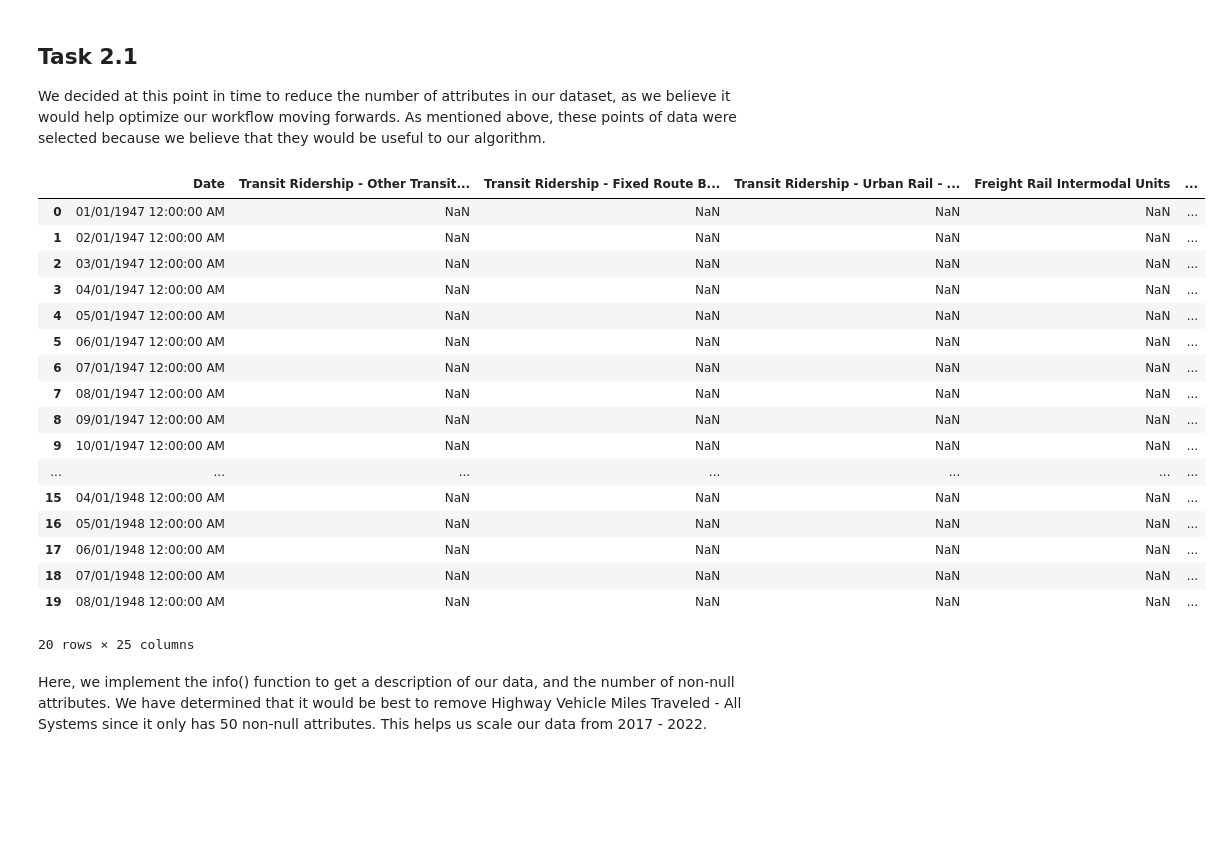
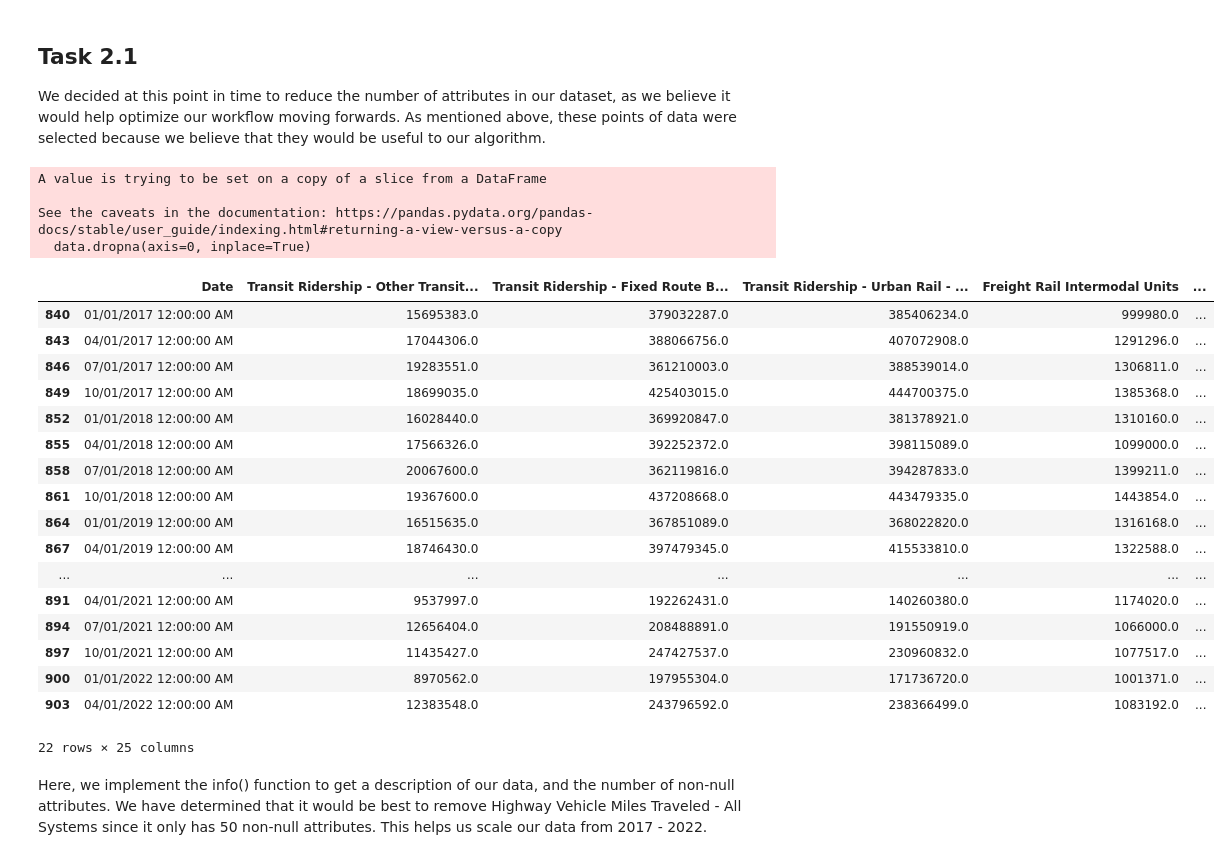
Before and after one commit to HenryCROSS/eecs3401_final_project, a Jupyter notebook: code.ipynb, the cells around one changed output. Drawn from its saved outputs; the diff is of its cells as text; code cells hidden in the pictures; blank space fills up the shorter version.

Commit message:
Attempt to remove data

```diff
--- a/code.ipynb
+++ b/code.ipynb
@@ -88,28 +88,33 @@ tokeep = ["Date", "Transit Ridership - Other Transit Modes - Adjusted", "Transit
           "Passenger Rail Passengers", "Transportation Services Index - Freight", "Transportation Services Index - Passenger", "Real Gross Domestic Product - Seasonally Adjusted", "U.S.-Canada Incoming Person Crossings", "U.S.-Canada Incoming Truck Crossings", "U.S.-Mexico Incoming Person Crossings",
           "U.S.-Mexico Incoming Truck Crossings", "U.S. Airline Traffic - Domestic - Non Seasonally Adjusted", "U.S. Airline Traffic - Total - Non Seasonally Adjusted", "U.S. Airline Traffic - International - Non Seasonally Adjusted", "Transborder - Total North American Freight", "Transborder - U.S. - Mexico Freight","Transborder - U.S. - Canada Freight"]
 data = data[tokeep]
-# data.dropna(axis=0, inplace=True)
+data.dropna(axis=0, inplace=True)
+# %% [output]
+A value is trying to be set on a copy of a slice from a DataFrame
+
+See the caveats in the documentation: https://pandas.pydata.org/pandas-docs/stable/user_guide/indexing.html#returning-a-view-versus-a-copy
+  data.dropna(axis=0, inplace=True)
 # %%
-data.head(20)
+data
 # %% [output]
 |  | Date | Transit Ridership - Other Transit... | Transit Ridership - Fixed Route B... | Transit Ridership - Urban Rail - ... | Freight Rail Intermodal Units | ... |
-| 0 | 01/01/1947 12:00:00 AM | NaN | NaN | NaN | NaN | ... |
-| 1 | 02/01/1947 12:00:00 AM | NaN | NaN | NaN | NaN | ... |
-| 2 | 03/01/1947 12:00:00 AM | NaN | NaN | NaN | NaN | ... |
-| 3 | 04/01/1947 12:00:00 AM | NaN | NaN | NaN | NaN | ... |
-| 4 | 05/01/1947 12:00:00 AM | NaN | NaN | NaN | NaN | ... |
-| 5 | 06/01/1947 12:00:00 AM | NaN | NaN | NaN | NaN | ... |
-| 6 | 07/01/1947 12:00:00 AM | NaN | NaN | NaN | NaN | ... |
-| 7 | 08/01/1947 12:00:00 AM | NaN | NaN | NaN | NaN | ... |
-| 8 | 09/01/1947 12:00:00 AM | NaN | NaN | NaN | NaN | ... |
-| 9 | 10/01/1947 12:00:00 AM | NaN | NaN | NaN | NaN | ... |
+| 840 | 01/01/2017 12:00:00 AM | 15695383.0 | 379032287.0 | 385406234.0 | 999980.0 | ... |
+| 843 | 04/01/2017 12:00:00 AM | 17044306.0 | 388066756.0 | 407072908.0 | 1291296.0 | ... |
+| 846 | 07/01/2017 12:00:00 AM | 19283551.0 | 361210003.0 | 388539014.0 | 1306811.0 | ... |
+| 849 | 10/01/2017 12:00:00 AM | 18699035.0 | 425403015.0 | 444700375.0 | 1385368.0 | ... |
+| 852 | 01/01/2018 12:00:00 AM | 16028440.0 | 369920847.0 | 381378921.0 | 1310160.0 | ... |
+| 855 | 04/01/2018 12:00:00 AM | 17566326.0 | 392252372.0 | 398115089.0 | 1099000.0 | ... |
+| 858 | 07/01/2018 12:00:00 AM | 20067600.0 | 362119816.0 | 394287833.0 | 1399211.0 | ... |
+| 861 | 10/01/2018 12:00:00 AM | 19367600.0 | 437208668.0 | 443479335.0 | 1443854.0 | ... |
+| 864 | 01/01/2019 12:00:00 AM | 16515635.0 | 367851089.0 | 368022820.0 | 1316168.0 | ... |
+| 867 | 04/01/2019 12:00:00 AM | 18746430.0 | 397479345.0 | 415533810.0 | 1322588.0 | ... |
 | ... | ... | ... | ... | ... | ... | ... |
-| 15 | 04/01/1948 12:00:00 AM | NaN | NaN | NaN | NaN | ... |
-| 16 | 05/01/1948 12:00:00 AM | NaN | NaN | NaN | NaN | ... |
-| 17 | 06/01/1948 12:00:00 AM | NaN | NaN | NaN | NaN | ... |
-| 18 | 07/01/1948 12:00:00 AM | NaN | NaN | NaN | NaN | ... |
-| 19 | 08/01/1948 12:00:00 AM | NaN | NaN | NaN | NaN | ... |
+| 891 | 04/01/2021 12:00:00 AM | 9537997.0 | 192262431.0 | 140260380.0 | 1174020.0 | ... |
+| 894 | 07/01/2021 12:00:00 AM | 12656404.0 | 208488891.0 | 191550919.0 | 1066000.0 | ... |
+| 897 | 10/01/2021 12:00:00 AM | 11435427.0 | 247427537.0 | 230960832.0 | 1077517.0 | ... |
+| 900 | 01/01/2022 12:00:00 AM | 8970562.0 | 197955304.0 | 171736720.0 | 1001371.0 | ... |
+| 903 | 04/01/2022 12:00:00 AM | 12383548.0 | 243796592.0 | 238366499.0 | 1083192.0 | ... |
-20 rows × 25 columns
+22 rows × 25 columns
 # %% [markdown]
 Here, we implement the info() function to get a description of our data, and the number of non-null attributes. We have determined that it would be best to remove Highway Vehicle Miles Traveled - All Systems since it only has 50 non-null attributes. This helps us scale our data from 2017 - 2022.
 # %%
```
Also changed, not shown: parts of 12 cells of this notebook.
